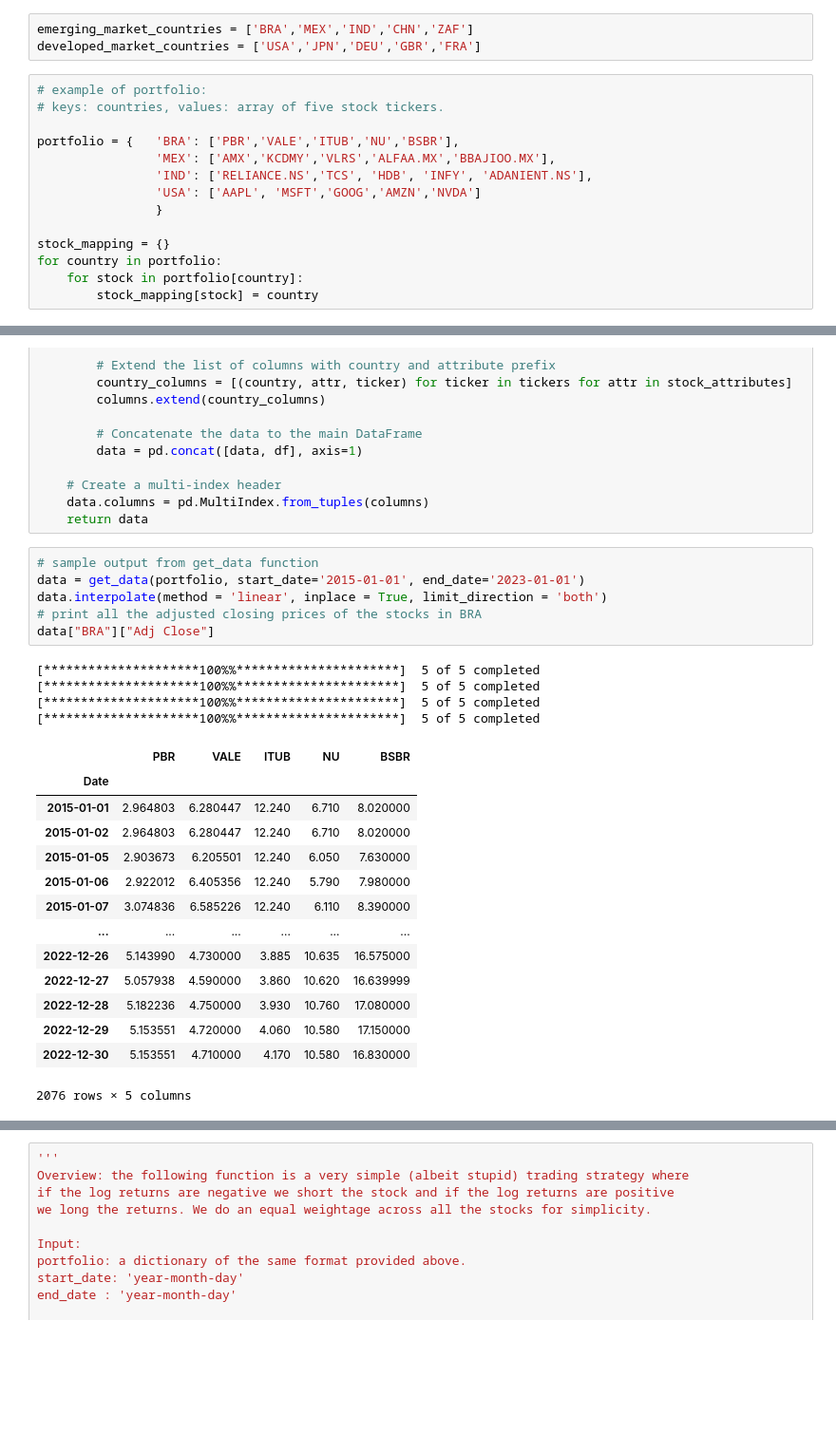
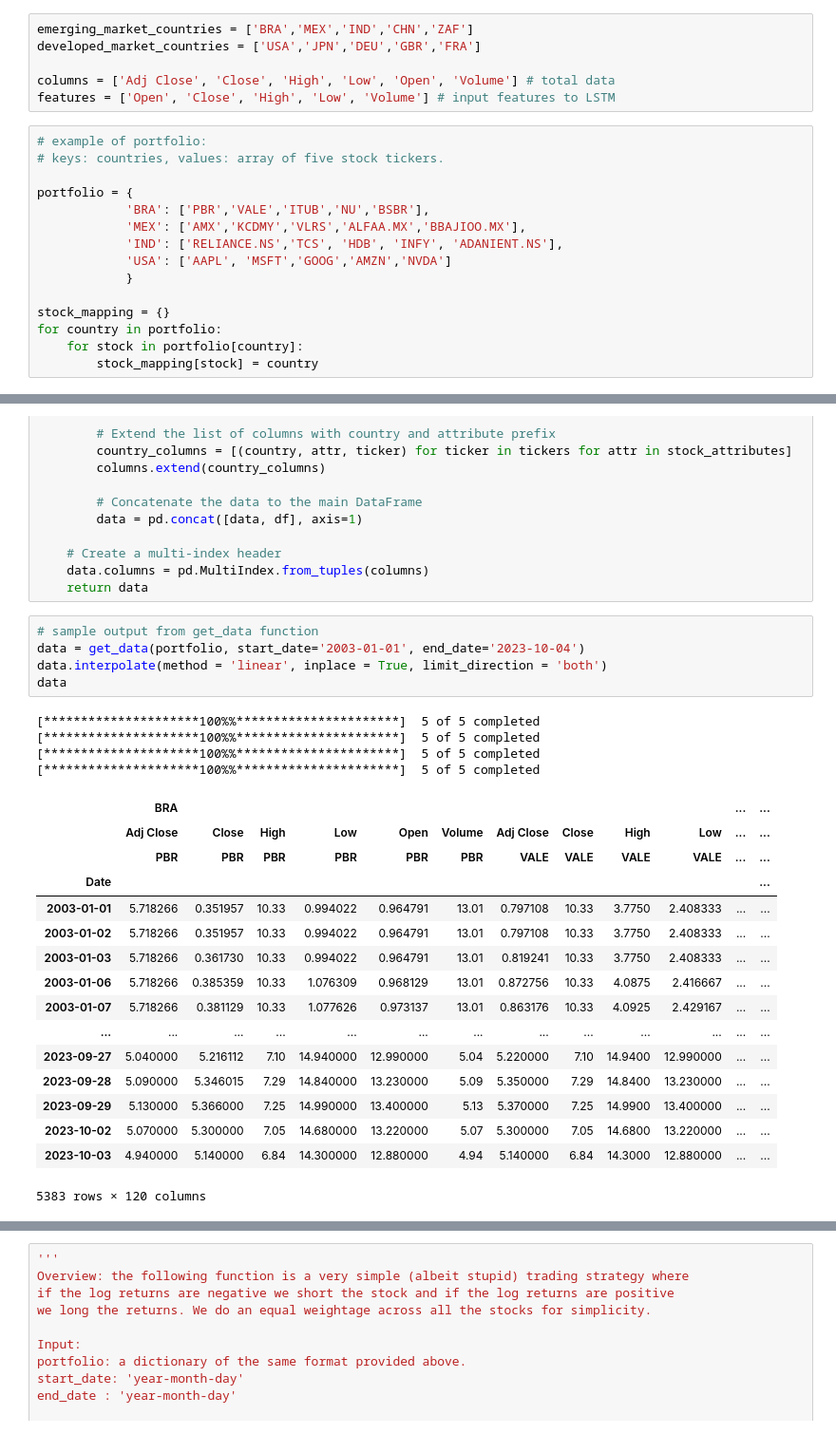
Before and after one commit to anaconda121/CTC, a Jupyter notebook: CTC_Systematic_Equities_Notebook.ipynb, the cells around one changed output, grey strips where cells are left out. Shown: that part at 95% size. Saved outputs shown, nothing was run; the diff lists cells and outputs as text; blank space fills up the shorter version.

```diff
--- a/CTC_Systematic_Equities_Notebook.ipynb
+++ b/CTC_Systematic_Equities_Notebook.ipynb
@@ -13,15 +33,19 @@ import matplotlib.pyplot as plt
 # %%
 emerging_market_countries = ['BRA','MEX','IND','CHN','ZAF']
 developed_market_countries = ['USA','JPN','DEU','GBR','FRA']
+
+columns = ['Adj Close', 'Close', 'High', 'Low', 'Open', 'Volume'] # total data
+features = ['Open', 'Close', 'High', 'Low', 'Volume'] # input features to LSTM
 # %%
 # example of portfolio:
 # keys: countries, values: array of five stock tickers.
 
-portfolio = {   'BRA': ['PBR','VALE','ITUB','NU','BSBR'],
-                'MEX': ['AMX','KCDMY','VLRS','ALFAA.MX','BBAJIOO.MX'],
-                'IND': ['RELIANCE.NS','TCS', 'HDB', 'INFY', 'ADANIENT.NS'],
-                'USA': ['AAPL', 'MSFT','GOOG','AMZN','NVDA']
-                }
+portfolio = {
+            'BRA': ['PBR','VALE','ITUB','NU','BSBR'],
+            'MEX': ['AMX','KCDMY','VLRS','ALFAA.MX','BBAJIOO.MX'],
+            'IND': ['RELIANCE.NS','TCS', 'HDB', 'INFY', 'ADANIENT.NS'],
+            'USA': ['AAPL', 'MSFT','GOOG','AMZN','NVDA']
+            }
 
 stock_mapping = {}
 for country in portfolio:
@@ -55,26 +79,27 @@ def get_data(portfolio, start_date, end_date):
     return data
 # %%
 # sample output from get_data function
-data = get_data(portfolio, start_date='2015-01-01', end_date='2023-01-01')
+data = get_data(portfolio, start_date='2003-01-01', end_date='2023-10-04')
 data.interpolate(method = 'linear', inplace = True, limit_direction = 'both')
-# print all the adjusted closing prices of the stocks in BRA
-data["BRA"]["Adj Close"]
+data
 # %% [output]
 [*********************100%%**********************]  5 of 5 completed
 [*********************100%%**********************]  5 of 5 completed
 [*********************100%%**********************]  5 of 5 completed
 [*********************100%%**********************]  5 of 5 completed
-|  | PBR | VALE | ITUB | NU | BSBR |
-| Date |  |  |  |  |  |
-| 2015-01-01 | 2.964803 | 6.280447 | 12.240 | 6.710 | 8.020000 |
-| 2015-01-02 | 2.964803 | 6.280447 | 12.240 | 6.710 | 8.020000 |
-| 2015-01-05 | 2.903673 | 6.205501 | 12.240 | 6.050 | 7.630000 |
-| 2015-01-06 | 2.922012 | 6.405356 | 12.240 | 5.790 | 7.980000 |
-| 2015-01-07 | 3.074836 | 6.585226 | 12.240 | 6.110 | 8.390000 |
-| ... | ... | ... | ... | ... | ... |
-| 2022-12-26 | 5.143990 | 4.730000 | 3.885 | 10.635 | 16.575000 |
-| 2022-12-27 | 5.057938 | 4.590000 | 3.860 | 10.620 | 16.639999 |
-| 2022-12-28 | 5.182236 | 4.750000 | 3.930 | 10.760 | 17.080000 |
-| 2022-12-29 | 5.153551 | 4.720000 | 4.060 | 10.580 | 17.150000 |
-| 2022-12-30 | 5.153551 | 4.710000 | 4.170 | 10.580 | 16.830000 |
+|  | BRA |  |  |  |  |  |  |  |  |  | ... | ... |
+|  | Adj Close | Close | High | Low | Open | Volume | Adj Close | Close | High | Low | ... | ... |
+|  | PBR | PBR | PBR | PBR | PBR | PBR | VALE | VALE | VALE | VALE | ... | ... |
+| Date |  |  |  |  |  |  |  |  |  |  |  | ... |
+| 2003-01-01 | 5.718266 | 0.351957 | 10.33 | 0.994022 | 0.964791 | 13.01 | 0.797108 | 10.33 | 3.7750 | 2.408333 | ... | ... |
+| 2003-01-02 | 5.718266 | 0.351957 | 10.33 | 0.994022 | 0.964791 | 13.01 | 0.797108 | 10.33 | 3.7750 | 2.408333 | ... | ... |
+| 2003-01-03 | 5.718266 | 0.361730 | 10.33 | 0.994022 | 0.964791 | 13.01 | 0.819241 | 10.33 | 3.7750 | 2.408333 | ... | ... |
+| 2003-01-06 | 5.718266 | 0.385359 | 10.33 | 1.076309 | 0.968129 | 13.01 | 0.872756 | 10.33 | 4.0875 | 2.416667 | ... | ... |
+| 2003-01-07 | 5.718266 | 0.381129 | 10.33 | 1.077626 | 0.973137 | 13.01 | 0.863176 | 10.33 | 4.0925 | 2.429167 | ... | ... |
+| ... | ... | ... | ... | ... | ... | ... | ... | ... | ... | ... | ... | ... |
+| 2023-09-27 | 5.040000 | 5.216112 | 7.10 | 14.940000 | 12.990000 | 5.04 | 5.220000 | 7.10 | 14.9400 | 12.990000 | ... | ... |
+| 2023-09-28 | 5.090000 | 5.346015 | 7.29 | 14.840000 | 13.230000 | 5.09 | 5.350000 | 7.29 | 14.8400 | 13.230000 | ... | ... |
+| 2023-09-29 | 5.130000 | 5.366000 | 7.25 | 14.990000 | 13.400000 | 5.13 | 5.370000 | 7.25 | 14.9900 | 13.400000 | ... | ... |
+| 2023-10-02 | 5.070000 | 5.300000 | 7.05 | 14.680000 | 13.220000 | 5.07 | 5.300000 | 7.05 | 14.6800 | 13.220000 | ... | ... |
+| 2023-10-03 | 4.940000 | 5.140000 | 6.84 | 14.300000 | 12.880000 | 4.94 | 5.140000 | 6.84 | 14.3000 | 12.880000 | ... | ... |
-2076 rows × 5 columns
+5383 rows × 120 columns
```
Also changed, not shown: parts of 12 cells of this notebook.
